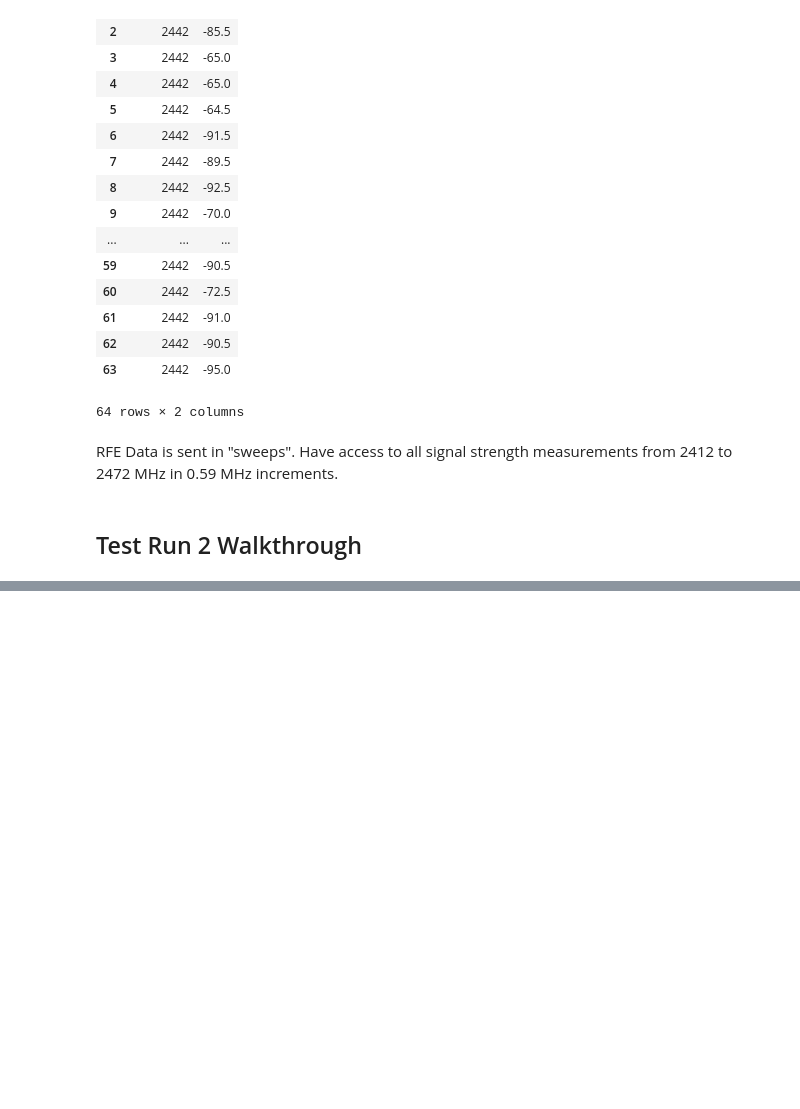
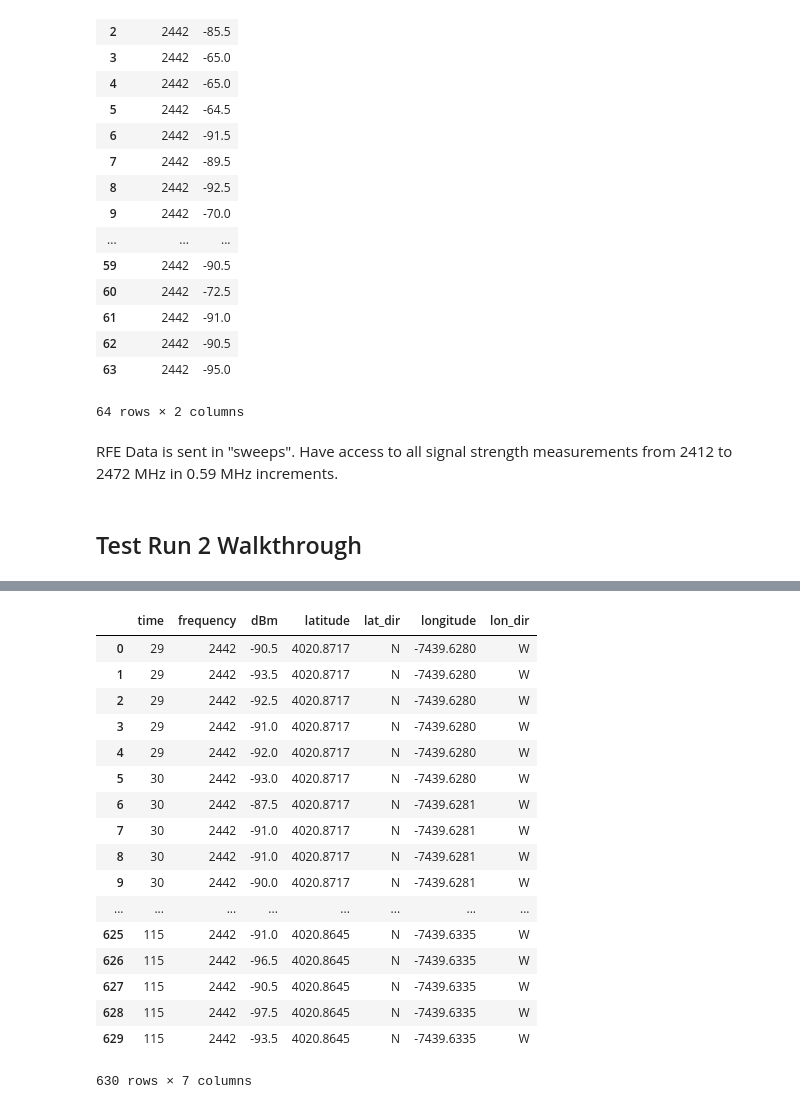
Before and after one commit to pranavbadami/urban-measurement, a Jupyter notebook: test_run_1_analysis.ipynb, the cells around one changed output, grey strips where cells are left out. Drawn from its saved outputs; the diff is of its cells as text; code cells hidden in the pictures; blank space fills up the shorter version.

```diff
--- a/test_run_1_analysis.ipynb
+++ b/test_run_1_analysis.ipynb
@@ -102,3 +109,24 @@ gps_rfe.head()
+# %%
+gps_rfe
+# %% [output]
+|  | time | frequency | dBm | latitude | lat_dir | longitude | lon_dir |
+| 0 | 29 | 2442 | -90.5 | 4020.8717 | N | -7439.6280 | W |
+| 1 | 29 | 2442 | -93.5 | 4020.8717 | N | -7439.6280 | W |
+| 2 | 29 | 2442 | -92.5 | 4020.8717 | N | -7439.6280 | W |
+| 3 | 29 | 2442 | -91.0 | 4020.8717 | N | -7439.6280 | W |
+| 4 | 29 | 2442 | -92.0 | 4020.8717 | N | -7439.6280 | W |
+| 5 | 30 | 2442 | -93.0 | 4020.8717 | N | -7439.6280 | W |
+| 6 | 30 | 2442 | -87.5 | 4020.8717 | N | -7439.6281 | W |
+| 7 | 30 | 2442 | -91.0 | 4020.8717 | N | -7439.6281 | W |
+| 8 | 30 | 2442 | -91.0 | 4020.8717 | N | -7439.6281 | W |
+| 9 | 30 | 2442 | -90.0 | 4020.8717 | N | -7439.6281 | W |
+| ... | ... | ... | ... | ... | ... | ... | ... |
+| 625 | 115 | 2442 | -91.0 | 4020.8645 | N | -7439.6335 | W |
+| 626 | 115 | 2442 | -96.5 | 4020.8645 | N | -7439.6335 | W |
+| 627 | 115 | 2442 | -90.5 | 4020.8645 | N | -7439.6335 | W |
+| 628 | 115 | 2442 | -97.5 | 4020.8645 | N | -7439.6335 | W |
+| 629 | 115 | 2442 | -93.5 | 4020.8645 | N | -7439.6335 | W |
+630 rows × 7 columns
 # %%
 gps_rfe['longitude'] = -gps_rfe['longitude']
 # %%
```
Also changed, not shown: parts of 6 cells of this notebook.
